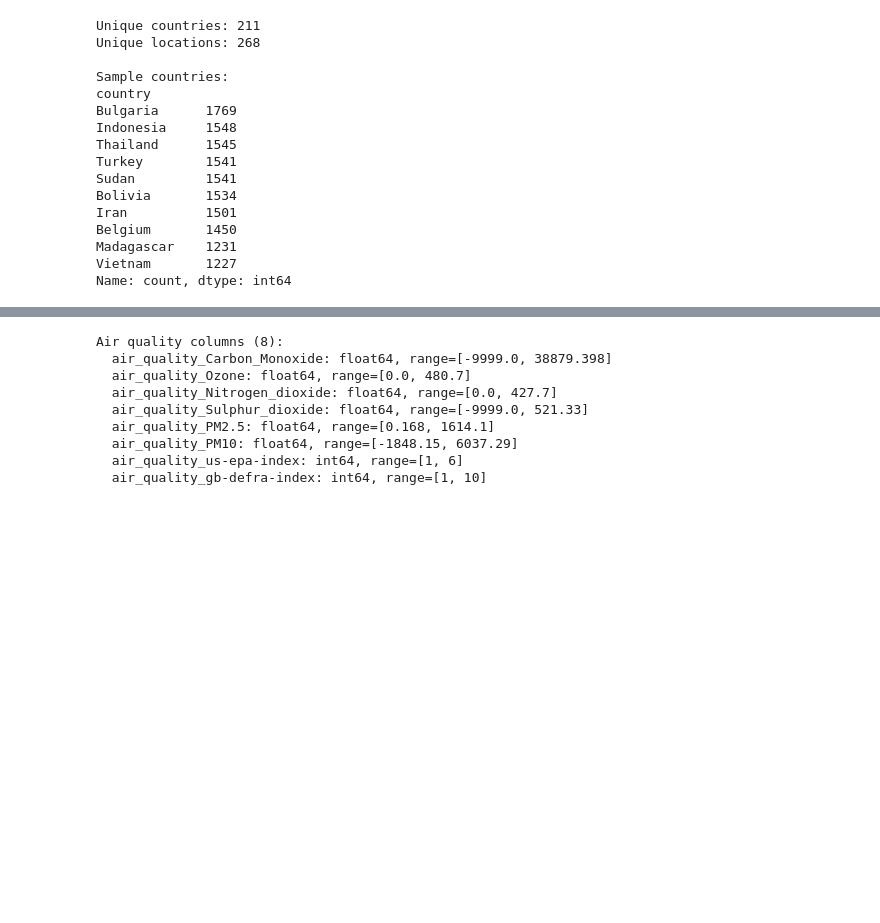
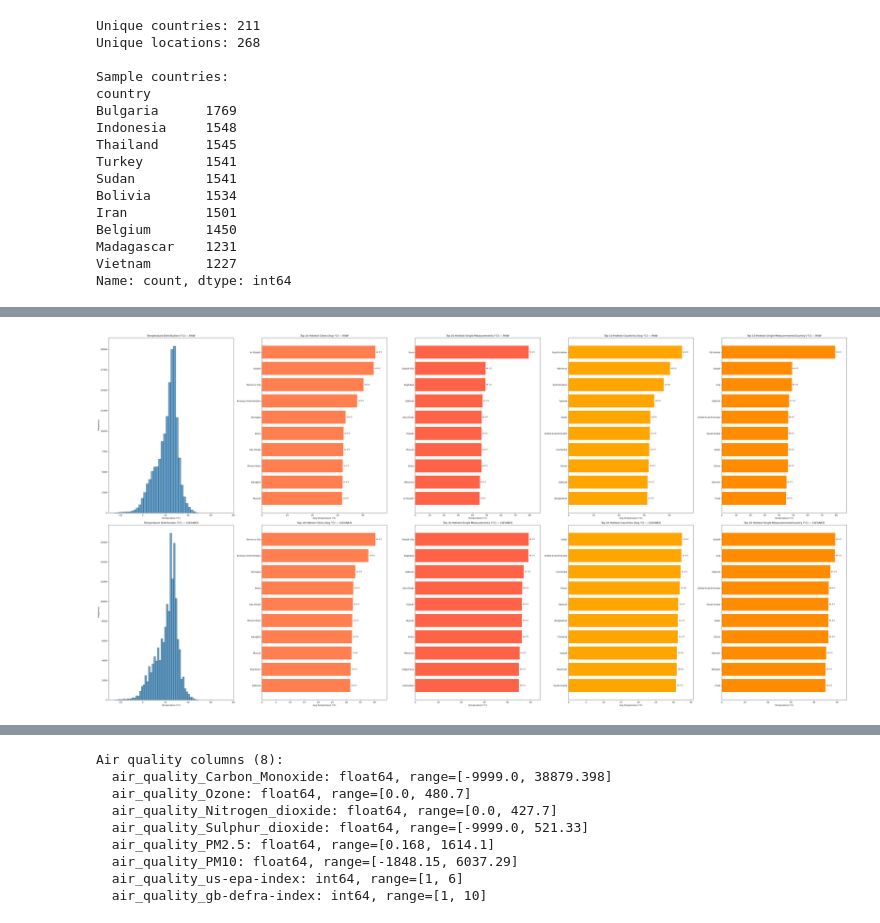
Before and after one commit to helenavioletta/MAS_leadershipstyles, a Jupyter notebook: notebooks/01_explore_dataset.ipynb, the cells around one changed output, grey strips where cells are left out. Cells and saved outputs as stored; diff of their text form; code cells hidden in the pictures; blank space fills up the shorter version.

```diff
--- a/notebooks/01_explore_dataset.ipynb
+++ b/notebooks/01_explore_dataset.ipynb
@@ -118,6 +118,7 @@ mask = (df[unexpected_neg_cols] < 0).any(axis=1)
 print(f"Rows with unexpected negative values: {mask.sum()} / {len(df)}\n")
 df.loc[mask, ['country', 'location_name'] + unexpected_neg_cols]
 
-# add code here to save index of these rows under suspicious (it should not be a set, but a list or dict or somethign so it is possible to have indices more than once)
+# save index of these rows
+suspicious = list(df.index[mask])
 # %% [output]
 Rows with unexpected negative values: 4 / 150465
@@ -218,20 +230,3 @@ Belgium       1450
 Madagascar    1231
 Vietnam       1227
 Name: count, dtype: int64
-# %%
-# Temperature distribution
-fig, axes = plt.subplots(1, 2, figsize=(14, 5))
-
-axes[0].hist(df['temperature_celsius'].dropna(), bins=50, edgecolor='black', alpha=0.7)
-axes[0].set_title('Temperature Distribution (°C)')
-axes[0].set_xlabel('Temperature (°C)')
-axes[0].set_ylabel('Frequency')
-
-# Top 10 hottest cities (avg temperature)
-top_hot = df.groupby('location_name')['temperature_celsius'].mean().nlargest(10)
-top_hot.plot(kind='barh', ax=axes[1], color='coral')
-axes[1].set_title('Top 10 Hottest Cities (Avg °C)')
-axes[1].set_xlabel('Avg Temperature (°C)')
-
-plt.tight_layout()
-plt.show()
@@ -239,0 +404,61 @@ plt.show()
+# %%
+# Temperature distribution — Raw (top row) vs. Cleaned (bottom row)
+fig, axes = plt.subplots(2, 5, figsize=(50, 25))
+
+for row, (data, label) in enumerate([(df, 'RAW'), (df_clean, 'CLEANED')]):
+    # 1. Histogram of all temperatures
+    axes[row][0].hist(data['temperature_celsius'].dropna(), bins=50, edgecolor='black', alpha=0.7)
+    axes[row][0].set_title(f'Temperature Distribution (°C) — {label}')
+    axes[row][0].set_xlabel('Temperature (°C)')
+    axes[row][0].set_ylabel('Frequency')
+    axes[row][0].set_xlim(-30, 80)
+
+    # 2. Top 10 hottest cities (avg temperature), sorted hottest on top
+    top_hot = data.groupby('location_name')['temperature_celsius'].mean().nlargest(10)
+    top_hot_sorted = top_hot.sort_values(ascending=True)
+    bars1 = axes[row][1].barh(top_hot_sorted.index, top_hot_sorted.values, color='coral')
+    axes[row][1].set_title(f'Top 10 Hottest Cities (Avg °C) — {label}')
+    axes[row][1].set_xlabel('Avg Temperature (°C)')
+    axes[row][1].set_xlim(0, top_hot_sorted.max() * 1.1)
+    for bar in bars1:
+        width = bar.get_width()
+        axes[row][1].text(width + 0.3, bar.get_y() + bar.get_height() / 2.,
+                     f'{width:.1f}°C', va='center', fontsize=8)
+
+    # 3. Top 10 hottest single measurements per city (highest recorded temp per city)
+    top_measured = data.groupby('location_name')['temperature_celsius'].max().nlargest(10).sort_values(ascending=True)
+    bars2 = axes[row][2].barh(top_measured.index, top_measured.values, color='tomato')
+    axes[row][2].set_title(f'Top 10 Hottest Single Measurements (°C) — {label}')
+    axes[row][2].set_xlabel('Temperature (°C)')
+    axes[row][2].set_xlim(0, top_measured.max() * 1.1)
+    for bar in bars2:
+        width = bar.get_width()
+        axes[row][2].text(width + 0.3, bar.get_y() + bar.get_height() / 2.,
+                     f'{width:.1f}°C', va='center', fontsize=8)
+
+    # NEW: 4. Top 10 hottest countries (avg temperature)
+    top_hot_country = data.groupby('country')['temperature_celsius'].mean().nlargest(10).sort_values(ascending=True)
+    bars3 = axes[row][3].barh(top_hot_country.index, top_hot_country.values, color='orange')
+    axes[row][3].set_title(f'Top 10 Hottest Countries (Avg °C) — {label}')
+    axes[row][3].set_xlabel('Avg Temperature (°C)')
+    axes[row][3].set_xlim(0, top_hot_country.max() * 1.1)
+    for bar in bars3:
+        width = bar.get_width()
+        axes[row][3].text(width + 0.3, bar.get_y() + bar.get_height() / 2.,
+                     f'{width:.1f}°C', va='center', fontsize=8)
+
+    # NEW: 5. Top 10 hottest single measurements per country
+    top_measured_country = data.groupby('country')['temperature_celsius'].max().nlargest(10).sort_values(ascending=True)
+    bars4 = axes[row][4].barh(top_measured_country.index, top_measured_country.values, color='darkorange')
+    axes[row][4].set_title(f'Top 10 Hottest Single Measurements/Country (°C) — {label}')
+    axes[row][4].set_xlabel('Temperature (°C)')
+    axes[row][4].set_xlim(0, top_measured_country.max() * 1.1)
+    for bar in bars4:
+        width = bar.get_width()
+        axes[row][4].text(width + 0.3, bar.get_y() + bar.get_height() / 2.,
+                     f'{width:.1f}°C', va='center', fontsize=8)
+
+plt.tight_layout()
+plt.show()
+# %% [output]
+[figure, added]
```
Also changed, not shown: parts of 30 cells of this notebook, 1 other file.
